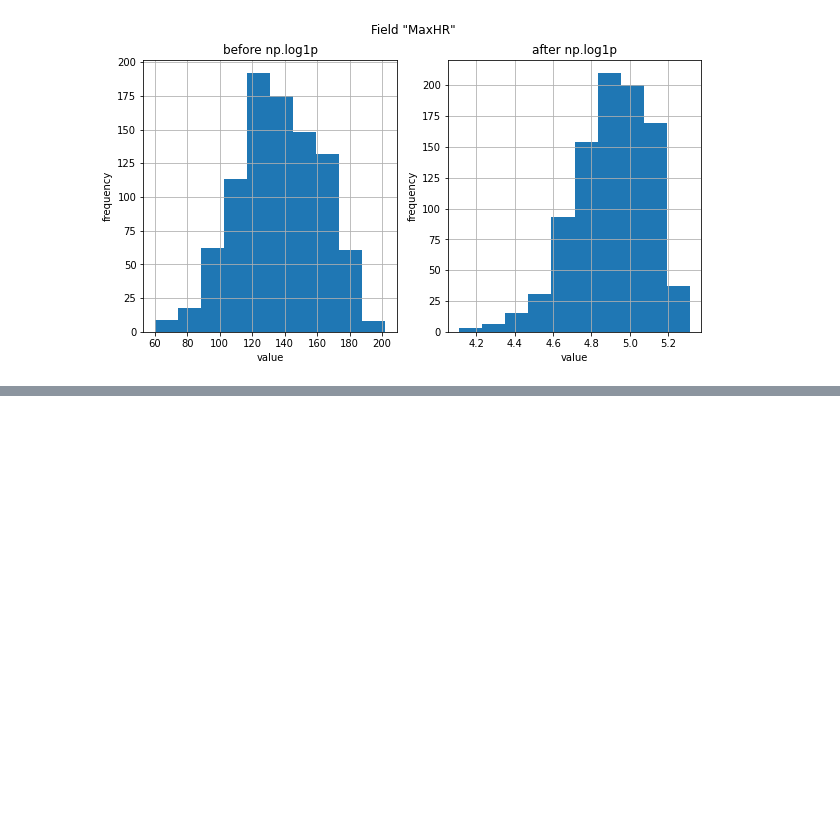
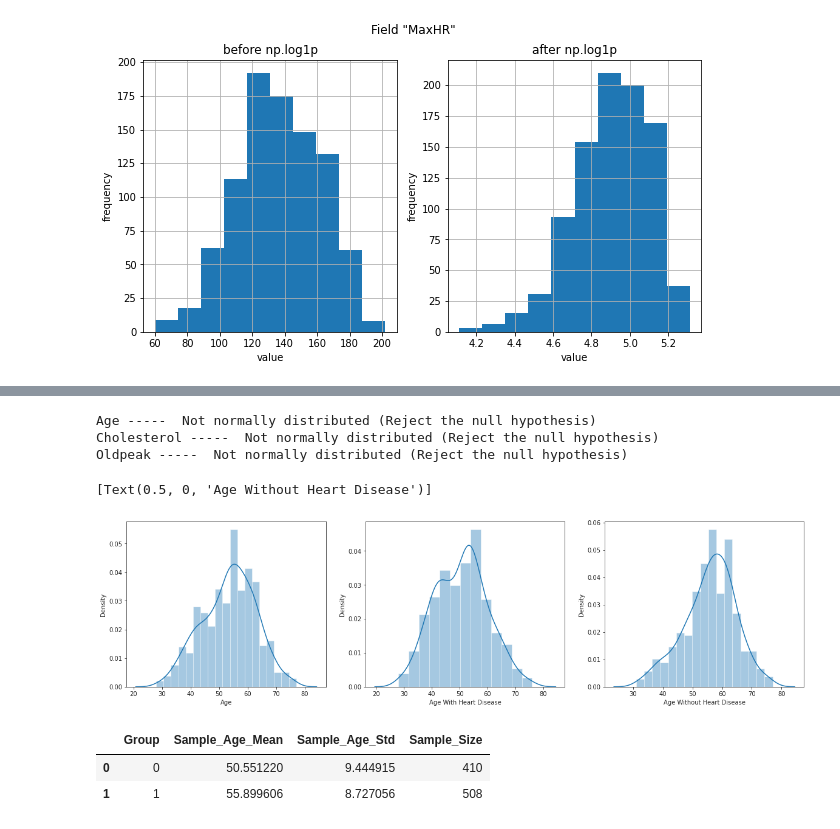
Before and after one commit to Mhsm2012/heart_disease_regression, a Jupyter notebook: heart_disease.ipynb, the cells around one changed output, grey strips where cells are left out. Saved outputs shown, nothing was run; the diff lists cells and outputs as text; code cells hidden in the pictures; blank space fills up the shorter version.

```diff
--- a/heart_disease.ipynb
+++ b/heart_disease.ipynb
@@ -239,0 +303,40 @@ fig.suptitle('Field "{}"'.format(field));
+# %%
+columns = ['Age','Cholesterol','Oldpeak']
+for i in columns:
+    alpha= 0.001#singificance-level
+    k2,p = stats.normaltest(heart_data_cl[i],nan_policy='omit')
+
+    if p>alpha:
+        print('{} ----- Normally distributed (Retain the null hypothesis)'.format(i))
+    else:
+        print('{} -----  Not normally distributed (Reject the null hypothesis)'.format(i))
+# %% [output]
+Age -----  Not normally distributed (Reject the null hypothesis)
+Cholesterol -----  Not normally distributed (Reject the null hypothesis)
+Oldpeak -----  Not normally distributed (Reject the null hypothesis)
+# %%
+sns.set_style("ticks")
+
+age_heart_disease = heart_data_cl.groupby('HeartDisease')['Age']
+
+fig, (axis1,axis2,axis3) = plt.subplots(1,3,figsize=(20,5))
+ax = sns.distplot(heart_data_cl['Age'],ax=axis1)
+ax.set(xlabel='Age')
+ax = sns.distplot(age_heart_disease.get_group(0),ax=axis2)
+ax.set(xlabel='Age With Heart Disease')
+ax = sns.distplot(age_heart_disease.get_group(1),ax=axis3)
+ax.set(xlabel='Age Without Heart Disease')
+# %% [output]
+[Text(0.5, 0, 'Age Without Heart Disease')]
+[figure, added]
+# %%
+groups_mean = heart_data_cl.groupby('HeartDisease')['Age'].mean()
+groups_std = heart_data_cl.groupby('HeartDisease')['Age'].std()
+
+groups = pd.DataFrame({'Group':[0,1],'Sample_Age_Mean':groups_mean.values,'Sample_Age_Std':groups_std.values,'Sample_Size':
+                      [len(heart_data_cl.Age[heart_data_cl['HeartDisease'] == 0]),len(heart_data_cl.Age[heart_data_cl['HeartDisease'] == 1])]})
+groups
+# %% [output]
+|  | Group | Sample_Age_Mean | Sample_Age_Std | Sample_Size |
+| 0 | 0 | 50.551220 | 9.444915 | 410 |
+| 1 | 1 | 55.899606 | 8.727056 | 508 |
```
Also changed, not shown: parts of 13 cells of this notebook.
